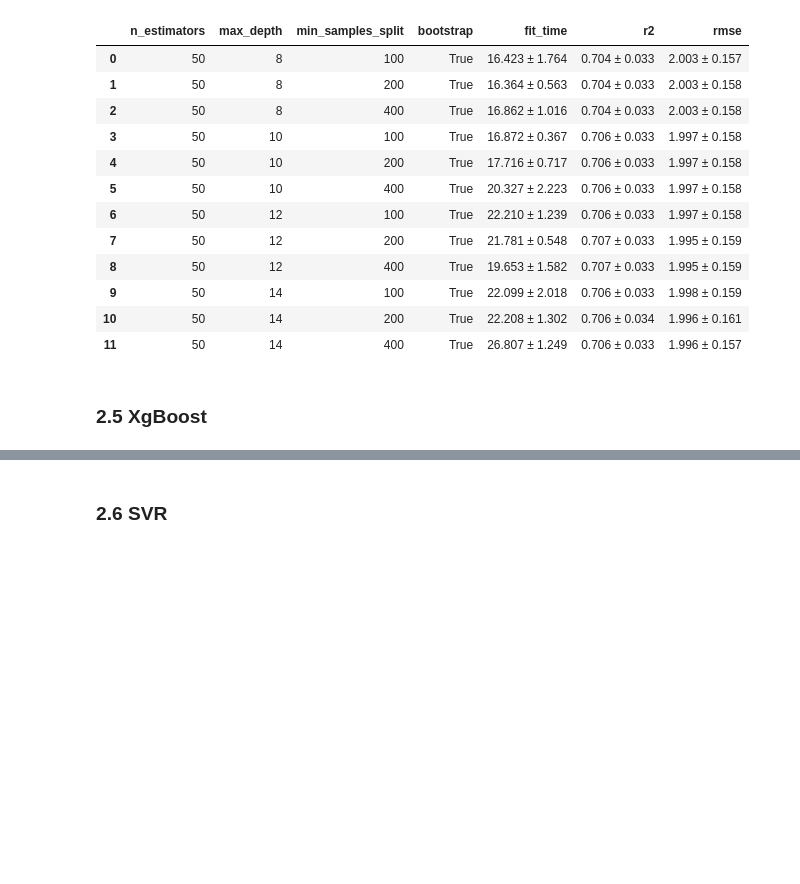
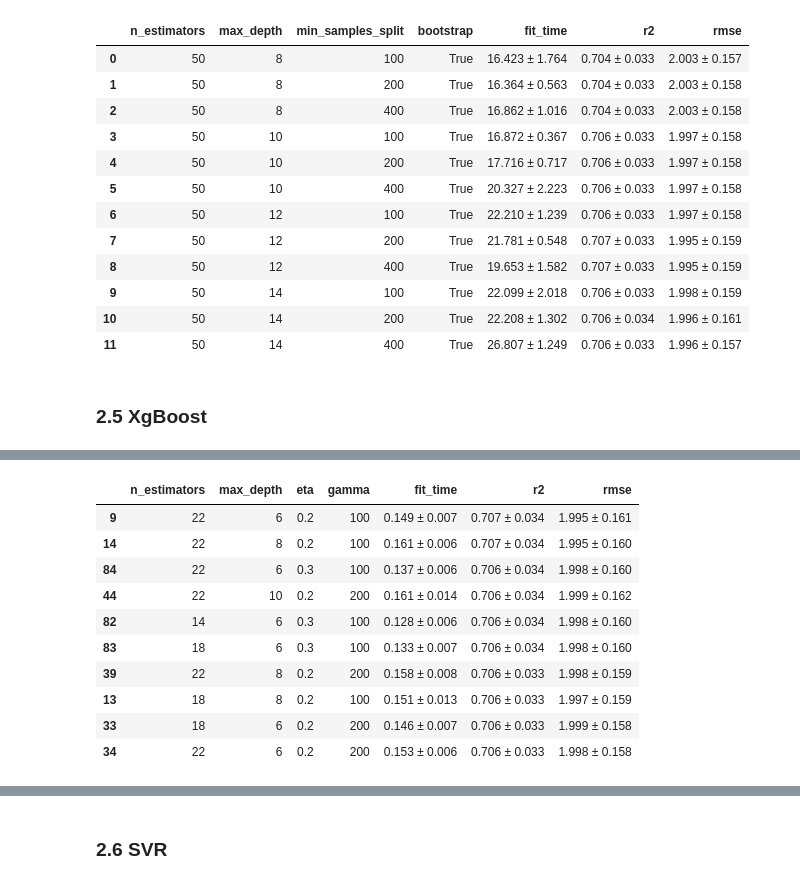
Before and after one commit to DarenXL/Apprentissage-Supervise-M2-MIA, a Jupyter notebook: Regression/regression.ipynb, the cells around one changed output, grey strips where cells are left out. Saved outputs shown, nothing was run; the diff lists cells and outputs as text; code cells hidden in the pictures; blank space fills up the shorter version.

```diff
--- a/Regression/regression.ipynb
+++ b/Regression/regression.ipynb
@@ -444,0 +473,14 @@ RFModel_CV.score_table()
+# %%
+RFModel_CV.score_table().sort_values('r2',ascending=False).head(10)
+# %% [output]
+|  | n_estimators | max_depth | eta | gamma | fit_time | r2 | rmse |
+| 9 | 22 | 6 | 0.2 | 100 | 0.149 ± 0.007 | 0.707 ± 0.034 | 1.995 ± 0.161 |
+| 14 | 22 | 8 | 0.2 | 100 | 0.161 ± 0.006 | 0.707 ± 0.034 | 1.995 ± 0.160 |
+| 84 | 22 | 6 | 0.3 | 100 | 0.137 ± 0.006 | 0.706 ± 0.034 | 1.998 ± 0.160 |
+| 44 | 22 | 10 | 0.2 | 200 | 0.161 ± 0.014 | 0.706 ± 0.034 | 1.999 ± 0.162 |
+| 82 | 14 | 6 | 0.3 | 100 | 0.128 ± 0.006 | 0.706 ± 0.034 | 1.998 ± 0.160 |
+| 83 | 18 | 6 | 0.3 | 100 | 0.133 ± 0.007 | 0.706 ± 0.034 | 1.998 ± 0.160 |
+| 39 | 22 | 8 | 0.2 | 200 | 0.158 ± 0.008 | 0.706 ± 0.033 | 1.998 ± 0.159 |
+| 13 | 18 | 8 | 0.2 | 100 | 0.151 ± 0.013 | 0.706 ± 0.033 | 1.997 ± 0.159 |
+| 33 | 18 | 6 | 0.2 | 200 | 0.146 ± 0.007 | 0.706 ± 0.033 | 1.999 ± 0.158 |
+| 34 | 22 | 6 | 0.2 | 200 | 0.153 ± 0.006 | 0.706 ± 0.033 | 1.998 ± 0.158 |
```
Also changed, not shown: parts of 24 cells of this notebook, 1 other file.
